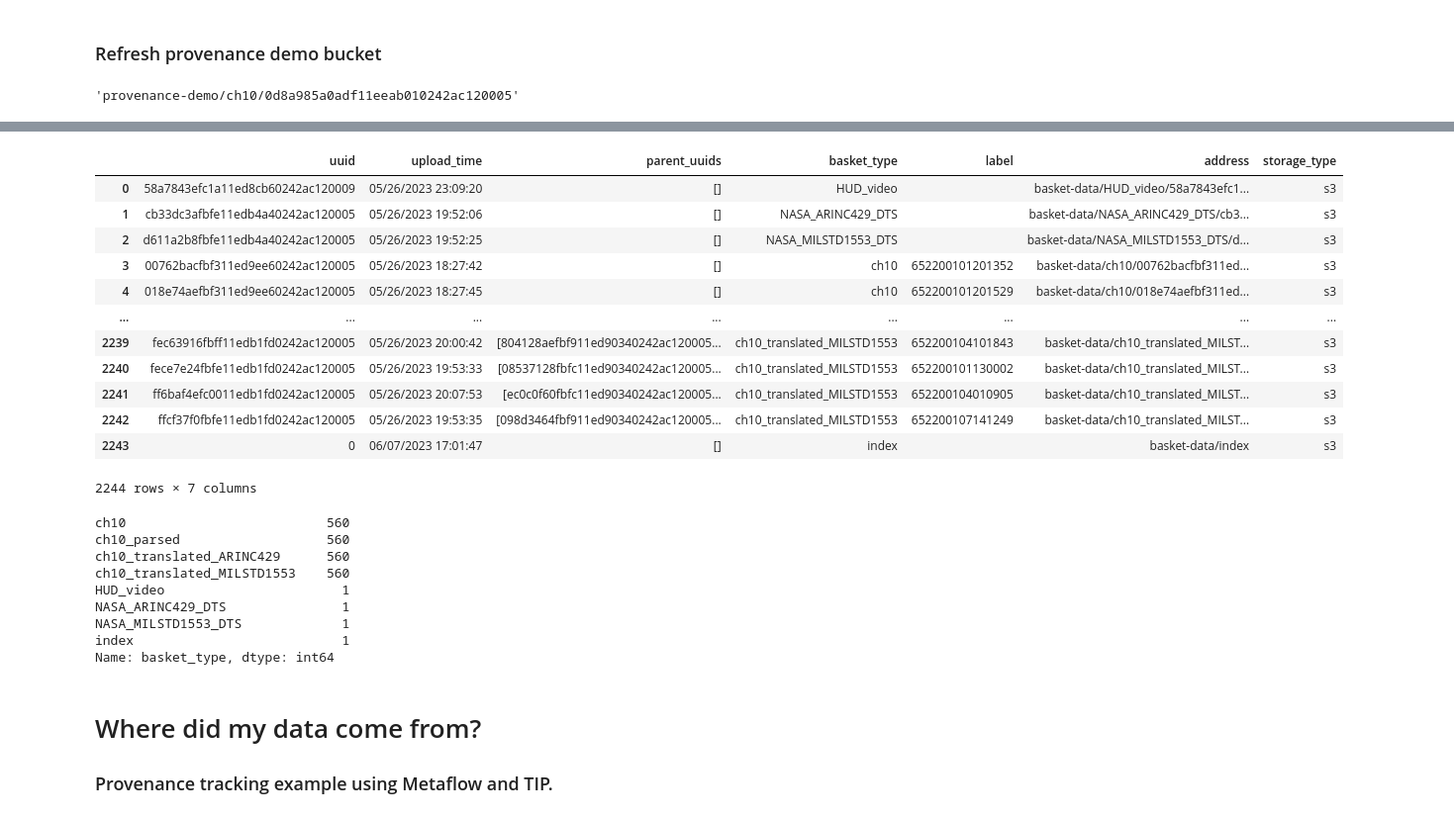
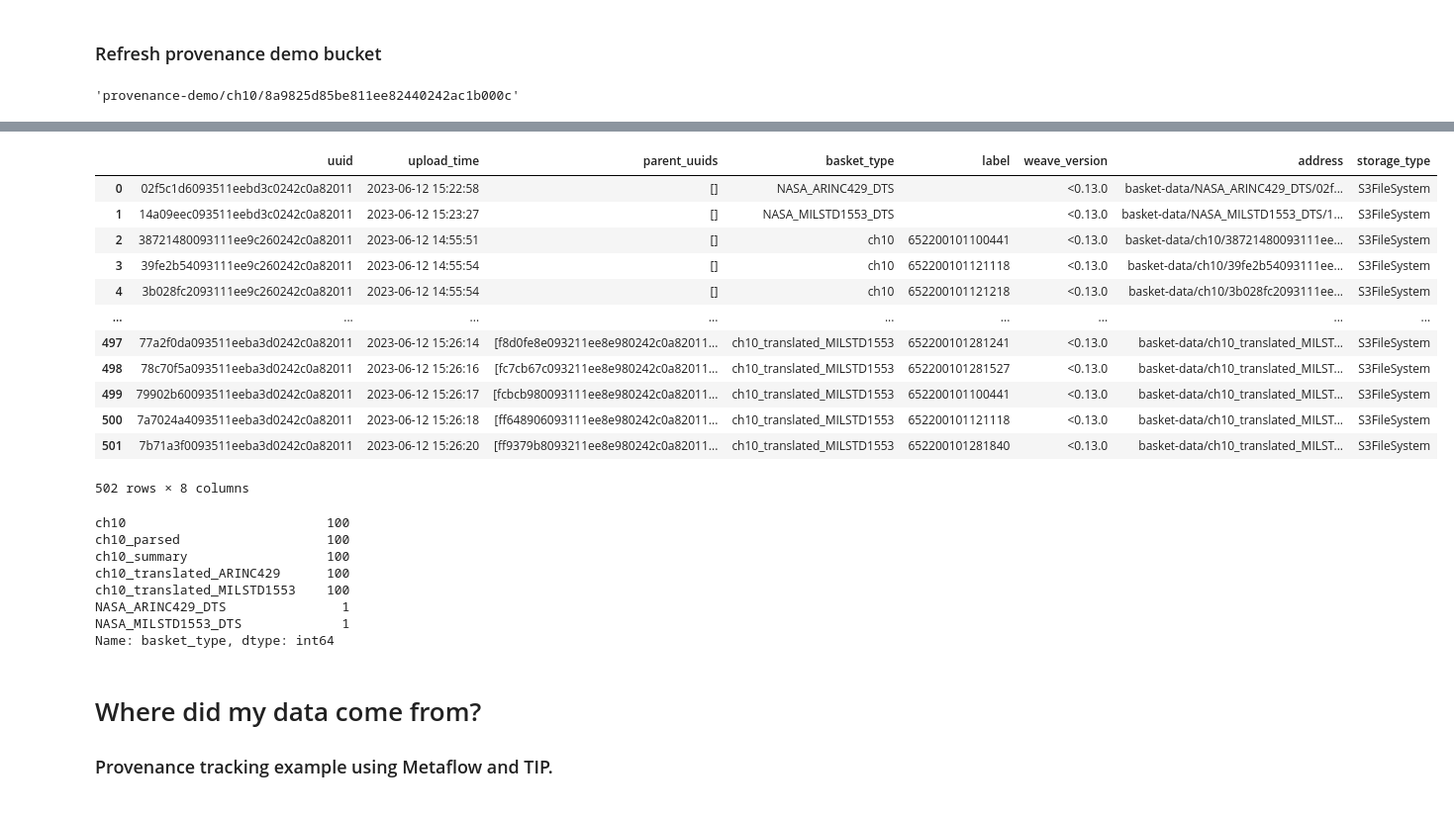
Before and after one commit to 309thEDDGE/opal, a Jupyter notebook: demo-notebooks/extract_transform_load_demo.ipynb, the cells around one changed output, grey strips where cells are left out. Shown at 99% size. Saved outputs shown, nothing was run; the diff lists cells and outputs as text; code cells hidden in the pictures.

Commit message:
Fixed demo notebooks?

```diff
--- a/demo-notebooks/extract_transform_load_demo.ipynb
+++ b/demo-notebooks/extract_transform_load_demo.ipynb
@@ -20,11 +19,28 @@ s3 = s3fs.S3FileSystem(client_kwargs = {'endpoint_url': os.environ['S3_ENDPOINT'
 # %%
 if s3.exists('provenance-demo'):
     s3.rm('s3://provenance-demo', recursive = True)
-upload([{'path': '/home/jovyan/opal/resources/NASA_MILSTD1553_DTS.yaml', 'stub': False}], 'NASA_MILSTD1553_DTS', 'provenance-demo')
-upload([{'path': '/home/jovyan/opal/resources/NASA_ARINC429_DTS.yaml', 'stub': False}], 'NASA_ARINC429_DTS', 'provenance-demo')
-upload([{'path': '/home/jovyan/opal/resources/652200104150842.ch10', 'stub': False}], 'ch10', 'provenance-demo', metadata = {'ch10name': '652200104150842'})
+
+weave.upload.UploadBasket(
+    upload_items=[{'path': '/home/jovyan/opal/resources/NASA_MILSTD1553_DTS.yaml', 'stub': False}],
+    basket_type='NASA_MILSTD1553_DTS',
+    pantry_path='provenance-demo',
+    file_system=s3,
+)
+weave.upload.UploadBasket(
+    upload_items=[{'path': '/home/jovyan/opal/resources/NASA_ARINC429_DTS.yaml', 'stub': False}],
+    basket_type='NASA_ARINC429_DTS',
+    pantry_path='provenance-demo',
+    file_system=s3,
+)
+weave.upload.UploadBasket(
+    upload_items=[{'path': '/home/jovyan/opal/resources/652200104150842.ch10', 'stub': False}],
+    basket_type='ch10',
+    pantry_path='provenance-demo',
+    file_system=s3,
+    metadata = {'ch10name': '652200104150842'},
+).get_upload_path()
 # %% [output]
-'provenance-demo/ch10/0d8a985a0adf11eeab010242ac120005'
+'provenance-demo/ch10/8a9825d85be811ee82440242ac1b000c'
 # %% [markdown]
 # What data do I have?
 
@@ -32,33 +48,42 @@ upload([{'path': '/home/jovyan/opal/resources/652200104150842.ch10', 'stub': Fal
 
 <img src="resources/weave to minio.drawio.png">
 # %%
-index = create_index_from_s3('basket-data')
-index
+# Create a pantry
+pantry = weave.Pantry(
+    weave.IndexPandas,
+    pantry_path="basket-data",
+    file_system=s3,
+)
+
+# Ensure the index is up to date, then get the pandas df representation.
+index = pantry.index
+index.generate_index()
+index_df = index.to_pandas_df()
+index_df
 # %% [output]
-|  | uuid | upload_time | parent_uuids | basket_type | label | address | storage_type |
-| 0 | 58a7843efc1a11ed8cb60242ac120009 | 05/26/2023 23:09:20 | [] | HUD_video |  | basket-data/HUD_video/58a7843efc1... | s3 |
-| 1 | cb33dc3afbfe11edb4a40242ac120005 | 05/26/2023 19:52:06 | [] | NASA_ARINC429_DTS |  | basket-data/NASA_ARINC429_DTS/cb3... | s3 |
-| 2 | d611a2b8fbfe11edb4a40242ac120005 | 05/26/2023 19:52:25 | [] | NASA_MILSTD1553_DTS |  | basket-data/NASA_MILSTD1553_DTS/d... | s3 |
-| 3 | 00762bacfbf311ed9ee60242ac120005 | 05/26/2023 18:27:42 | [] | ch10 | 652200101201352 | basket-data/ch10/00762bacfbf311ed... | s3 |
-| 4 | 018e74aefbf311ed9ee60242ac120005 | 05/26/2023 18:27:45 | [] | ch10 | 652200101201529 | basket-data/ch10/018e74aefbf311ed... | s3 |
-| ... | ... | ... | ... | ... | ... | ... | ... |
-| 2239 | fec63916fbff11edb1fd0242ac120005 | 05/26/2023 20:00:42 | [804128aefbf911ed90340242ac120005... | ch10_translated_MILSTD1553 | 652200104101843 | basket-data/ch10_translated_MILST... | s3 |
-| 2240 | fece7e24fbfe11edb1fd0242ac120005 | 05/26/2023 19:53:33 | [08537128fbfc11ed90340242ac120005... | ch10_translated_MILSTD1553 | 652200101130002 | basket-data/ch10_translated_MILST... | s3 |
-| 2241 | ff6baf4efc0011edb1fd0242ac120005 | 05/26/2023 20:07:53 | [ec0c0f60fbfc11ed90340242ac120005... | ch10_translated_MILSTD1553 | 652200104010905 | basket-data/ch10_translated_MILST... | s3 |
-| 2242 | ffcf37f0fbfe11edb1fd0242ac120005 | 05/26/2023 19:53:35 | [098d3464fbf911ed90340242ac120005... | ch10_translated_MILSTD1553 | 652200107141249 | basket-data/ch10_translated_MILST... | s3 |
-| 2243 | 0 | 06/07/2023 17:01:47 | [] | index |  | basket-data/index | s3 |
+|  | uuid | upload_time | parent_uuids | basket_type | label | weave_version | address | storage_type |
+| 0 | 02f5c1d6093511eebd3c0242c0a82011 | 2023-06-12 15:22:58 | [] | NASA_ARINC429_DTS |  | <0.13.0 | basket-data/NASA_ARINC429_DTS/02f... | S3FileSystem |
+| 1 | 14a09eec093511eebd3c0242c0a82011 | 2023-06-12 15:23:27 | [] | NASA_MILSTD1553_DTS |  | <0.13.0 | basket-data/NASA_MILSTD1553_DTS/1... | S3FileSystem |
+| 2 | 38721480093111ee9c260242c0a82011 | 2023-06-12 14:55:51 | [] | ch10 | 652200101100441 | <0.13.0 | basket-data/ch10/38721480093111ee... | S3FileSystem |
+| 3 | 39fe2b54093111ee9c260242c0a82011 | 2023-06-12 14:55:54 | [] | ch10 | 652200101121118 | <0.13.0 | basket-data/ch10/39fe2b54093111ee... | S3FileSystem |
+| 4 | 3b028fc2093111ee9c260242c0a82011 | 2023-06-12 14:55:54 | [] | ch10 | 652200101121218 | <0.13.0 | basket-data/ch10/3b028fc2093111ee... | S3FileSystem |
+| ... | ... | ... | ... | ... | ... | ... | ... | ... |
+| 497 | 77a2f0da093511eeba3d0242c0a82011 | 2023-06-12 15:26:14 | [f8d0fe8e093211ee8e980242c0a82011... | ch10_translated_MILSTD1553 | 652200101281241 | <0.13.0 | basket-data/ch10_translated_MILST... | S3FileSystem |
+| 498 | 78c70f5a093511eeba3d0242c0a82011 | 2023-06-12 15:26:16 | [fc7cb67c093211ee8e980242c0a82011... | ch10_translated_MILSTD1553 | 652200101281527 | <0.13.0 | basket-data/ch10_translated_MILST... | S3FileSystem |
+| 499 | 79902b60093511eeba3d0242c0a82011 | 2023-06-12 15:26:17 | [fcbcb980093111ee8e980242c0a82011... | ch10_translated_MILSTD1553 | 652200101100441 | <0.13.0 | basket-data/ch10_translated_MILST... | S3FileSystem |
+| 500 | 7a7024a4093511eeba3d0242c0a82011 | 2023-06-12 15:26:18 | [ff648906093111ee8e980242c0a82011... | ch10_translated_MILSTD1553 | 652200101121118 | <0.13.0 | basket-data/ch10_translated_MILST... | S3FileSystem |
+| 501 | 7b71a3f0093511eeba3d0242c0a82011 | 2023-06-12 15:26:20 | [ff9379b8093211ee8e980242c0a82011... | ch10_translated_MILSTD1553 | 652200101281840 | <0.13.0 | basket-data/ch10_translated_MILST... | S3FileSystem |
-2244 rows × 7 columns
+502 rows × 8 columns
 # %%
-index.basket_type.value_counts()
+index_df.basket_type.value_counts()
 # %% [output]
-ch10                          560
-ch10_parsed                   560
-ch10_translated_ARINC429      560
-ch10_translated_MILSTD1553    560
-HUD_video                       1
+ch10                          100
+ch10_parsed                   100
+ch10_summary                  100
+ch10_translated_ARINC429      100
+ch10_translated_MILSTD1553    100
 NASA_ARINC429_DTS               1
 NASA_MILSTD1553_DTS             1
-index                           1
 Name: basket_type, dtype: int64
 # %% [markdown]
 # Where did my data come from?
```
Also changed, not shown: parts of 14 cells of this notebook, 3 other files.
